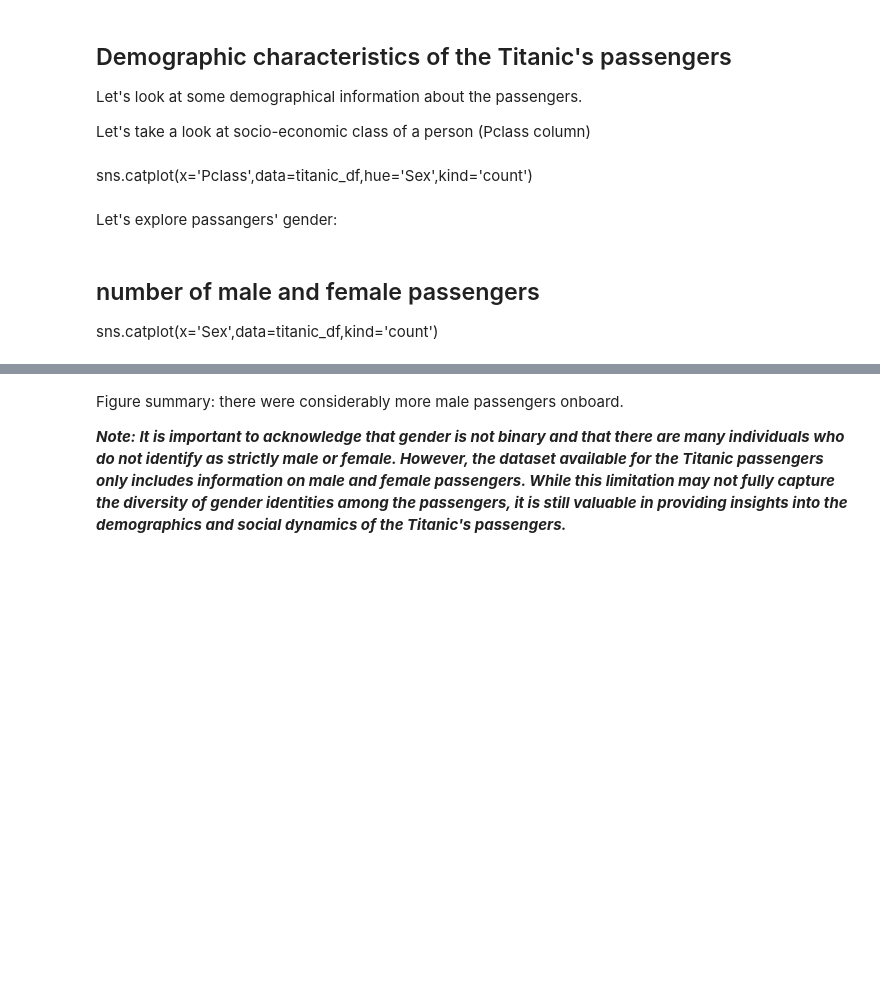
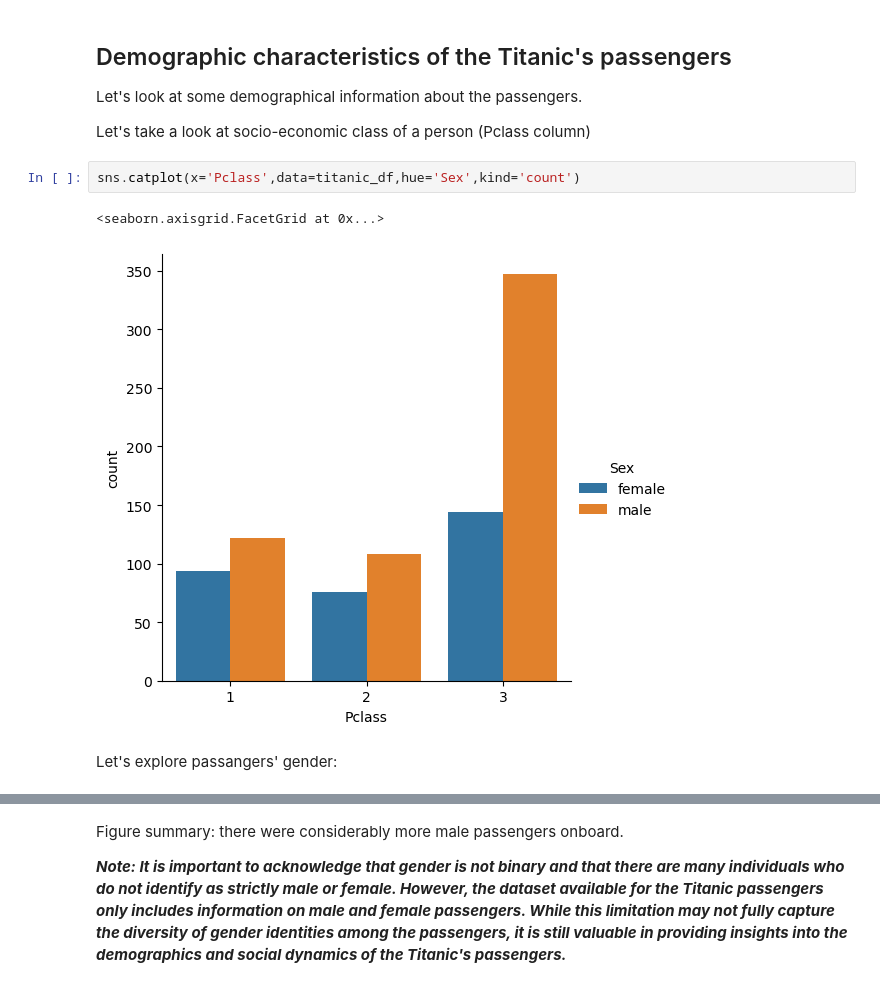
Before and after one commit to FrankVancouver/digital-portfolio, a Jupyter notebook: _sources/analysis_example.ipynb, the cells around one changed output, grey strips where cells are left out. Cells and saved outputs as stored; diff of their text form; blank space fills up the shorter version.

```diff
--- a/_sources/analysis_example.ipynb
+++ b/_sources/analysis_example.ipynb
@@ -60,11 +60,11 @@ memory usage: 69.7+ KB
 Let's look at some demographical information about the passengers.
 
 Let's take a look at socio-economic class of a person (Pclass column)
-# %% [markdown]
-sns.catplot(x='Pclass',data=titanic_df,hue='Sex',kind='count')
+# %%
+sns.catplot(x='Pclass',data=titanic_df,hue='Sex',kind='count')
+# %% [output]
+<seaborn.axisgrid.FacetGrid at 0x...>
+[figure, added]
 # %% [markdown]
 
 Let's explore passangers' gender:
-# %% [markdown]
-## number of male and female passengers
-sns.catplot(x='Sex',data=titanic_df,kind='count')
```
Also changed, not shown: parts of 1 cell of this notebook, 9 other files.
